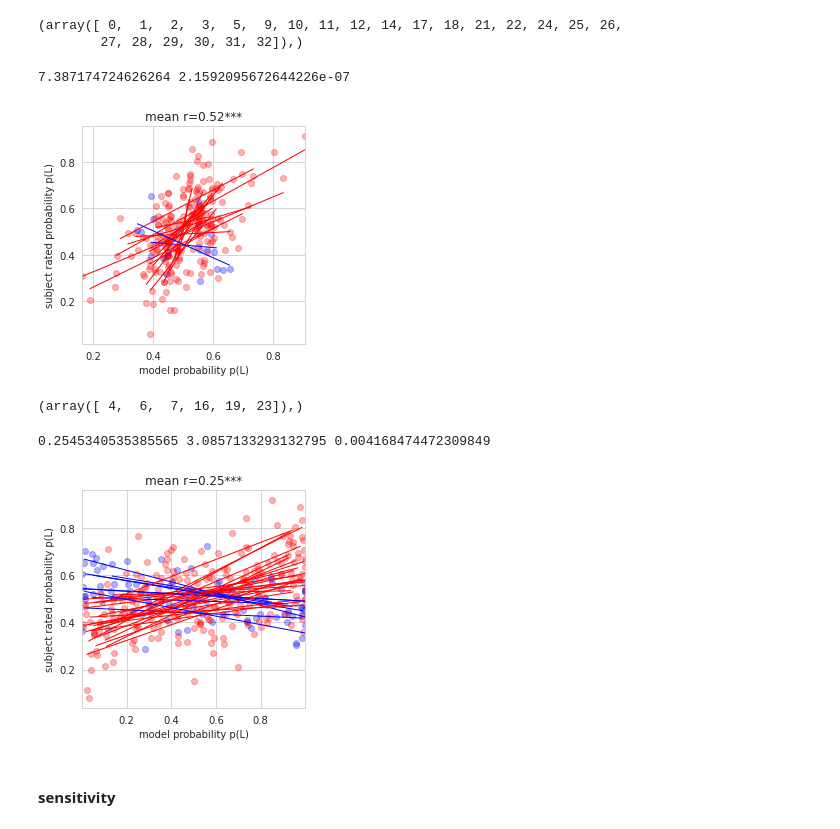
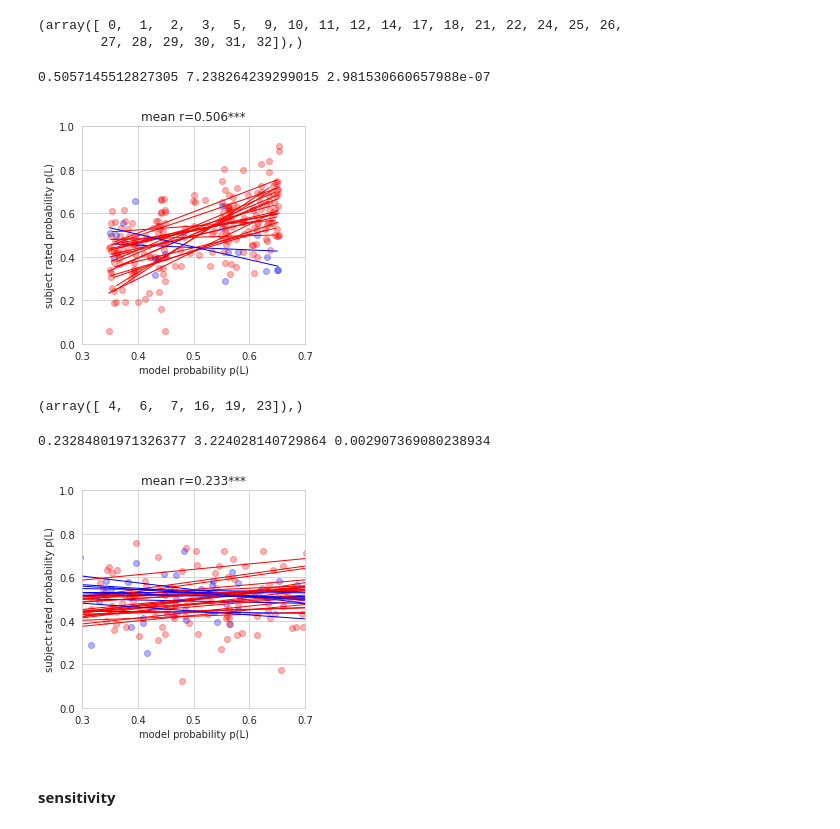
Before and after one commit to syzhang/tsl_hbi, a Jupyter notebook: model_gen/plot_params.ipynb, the cells around one changed output. Cells and saved outputs as stored; diff of their text form; code cells hidden in the pictures.

```diff
--- a/model_gen/plot_params.ipynb
+++ b/model_gen/plot_params.ipynb
@@ -89,8 +89,8 @@ def plot_bins(df,sj_idx=None,cut_num=10,model=None):
 
 #     ax.set_aspect('equal')#, adjustable='box')
 #     plt.plot([0,1],[0,1], 'k-')
-#     plt.xlim(-2.2,2.2)
-#     plt.ylim(-2.2,2.2)
+    plt.xlim(.3,.7)
+    plt.ylim(0,1)
     # plt.xlim(0.,1)
     # plt.ylim(0.,1)
     plt.xlabel('model probability p(L)')
@@ -98,7 +98,7 @@ def plot_bins(df,sj_idx=None,cut_num=10,model=None):
     t0, p0 = scipy.stats.ttest_rel(r_sj,np.zeros((n_sj,)))
     print(np.mean(r_sj), t0, p0)
 #     plt.title(f'Pearson r={np.mean(r_sj):.3f} (t({len(r_sj)})={t0:.3f}, p={p0:.3e})')
-    plt.title(f'mean r={np.mean(r_sj):.2f}***')
+    plt.title(f'mean r={np.mean(r_sj):.3f}***')
     if model is not None:
         fig_name = f'bins_{model:s}.pdf'
         fig_path = os.path.join('figs',fig_name)
@@ -152,11 +168,12 @@ jf_sj
 (array([ 0,  1,  2,  3,  5,  9, 10, 11, 12, 14, 17, 18, 21, 22, 24, 25, 26,
         27, 28, 29, 30, 31, 32]),)
 # %%
-df_pmod = pd.read_csv('./local_output/practice_io_jump_freq.csv')
+# df_pmod = pd.read_csv('./local_output/practice_io_jump_freq.csv')
+df_pmod = pd.read_csv('./local_output_mean/practice_io_jump_freq.csv')
 plot_bins(df_pmod, sj_idx=jf_sj, model=None)
 # %% [output]
-7.387174724626264 2.1592095672644226e-07
+0.5057145512827305 7.238264239299015 2.981530660657988e-07
-[figure, old version]
+[figure, new version]
 # %%
 df = pd.read_csv('../model_comparison/local_output/subject_practice.csv')
 jf_sj = np.where(df.idxmax(axis=1)=='rw')
@@ -164,12 +181,13 @@ jf_sj
 # %% [output]
 (array([ 4,  6,  7, 16, 19, 23]),)
 # %%
-df_pmod = pd.read_csv('./local_output/practice_rw.csv')
+# df_pmod = pd.read_csv('./local_output/practice_rw.csv')
+df_pmod = pd.read_csv('./local_output_mean/practice_rw.csv')
 plot_bins(df_pmod, sj_idx=None, model=None)
 # plt.savefig('./figs/bins_practice_io_jump_freq_all.png', bbox_inches='tight')
 # %% [output]
-0.2545340535385565 3.0857133293132795 0.004168474472309849
+0.23284801971326377 3.224028140729864 0.002907369080238934
-[figure, old version]
+[figure, new version]
 # %% [markdown]
 #### sensitivity
 # %%
```
Also changed, not shown: parts of 26 cells of this notebook, 14 other files.
